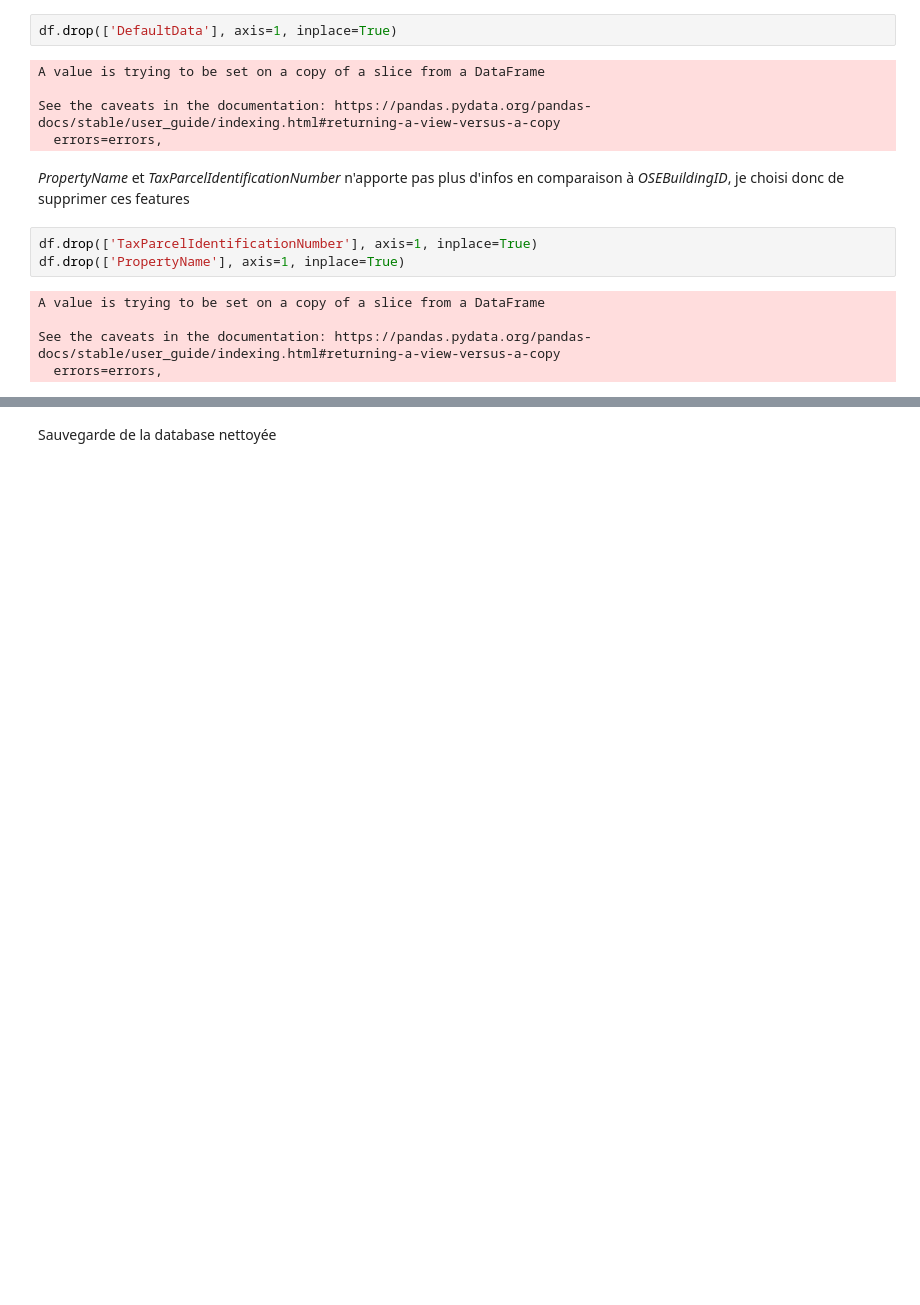
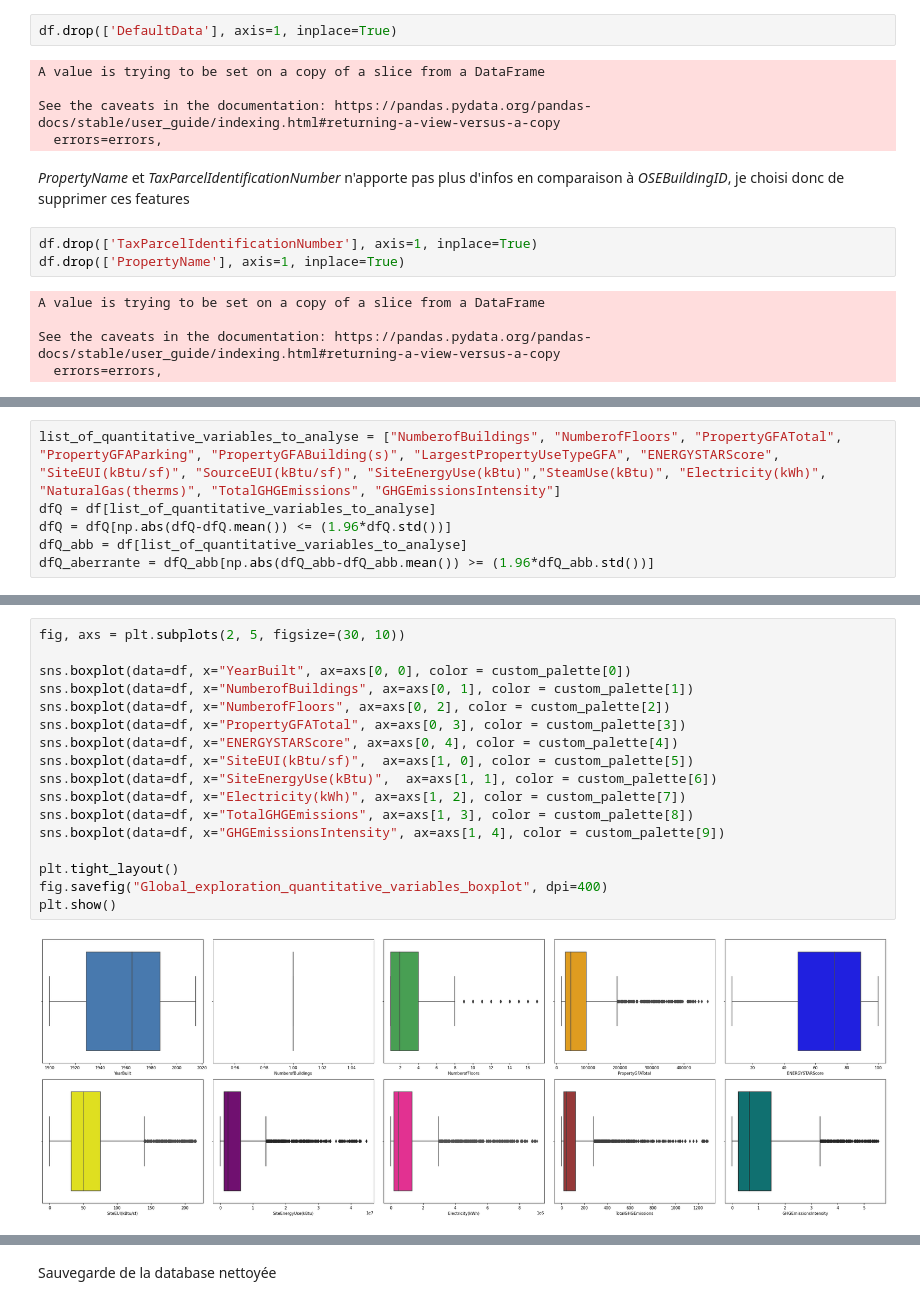
Before and after one commit to AurelienCD/Formation_OCR_Ing_Machine_Learning, a Jupyter notebook: Pélec_01_notebook.ipynb, the cells around one changed output, grey strips where cells are left out. Cells and saved outputs as stored; diff of their text form; blank space fills up the shorter version.

```diff
--- a/Pélec_01_notebook.ipynb
+++ b/Pélec_01_notebook.ipynb
@@ -483,0 +586,6 @@ Evaluation des variables utilisables ou non pour la problématique
+# %%
+list_of_quantitative_variables_to_analyse = ["NumberofBuildings", "NumberofFloors", "PropertyGFATotal", "PropertyGFAParking", "PropertyGFABuilding(s)", "LargestPropertyUseTypeGFA", "ENERGYSTARScore", "SiteEUI(kBtu/sf)", "SourceEUI(kBtu/sf)", "SiteEnergyUse(kBtu)","SteamUse(kBtu)", "Electricity(kWh)", "NaturalGas(therms)", "TotalGHGEmissions", "GHGEmissionsIntensity"]
+dfQ = df[list_of_quantitative_variables_to_analyse]
+dfQ = dfQ[np.abs(dfQ-dfQ.mean()) <= (1.96*dfQ.std())]
+dfQ_abb = df[list_of_quantitative_variables_to_analyse]
+dfQ_aberrante = dfQ_abb[np.abs(dfQ_abb-dfQ_abb.mean()) >= (1.96*dfQ_abb.std())]
@@ -487,0 +680,19 @@ NameError: ignored
+# %%
+fig, axs = plt.subplots(2, 5, figsize=(30, 10))
+
+sns.boxplot(data=df, x="YearBuilt", ax=axs[0, 0], color = custom_palette[0])
+sns.boxplot(data=df, x="NumberofBuildings", ax=axs[0, 1], color = custom_palette[1])
+sns.boxplot(data=df, x="NumberofFloors", ax=axs[0, 2], color = custom_palette[2])
+sns.boxplot(data=df, x="PropertyGFATotal", ax=axs[0, 3], color = custom_palette[3])
+sns.boxplot(data=df, x="ENERGYSTARScore", ax=axs[0, 4], color = custom_palette[4])
+sns.boxplot(data=df, x="SiteEUI(kBtu/sf)",  ax=axs[1, 0], color = custom_palette[5])
+sns.boxplot(data=df, x="SiteEnergyUse(kBtu)",  ax=axs[1, 1], color = custom_palette[6])
+sns.boxplot(data=df, x="Electricity(kWh)", ax=axs[1, 2], color = custom_palette[7])
+sns.boxplot(data=df, x="TotalGHGEmissions", ax=axs[1, 3], color = custom_palette[8])
+sns.boxplot(data=df, x="GHGEmissionsIntensity", ax=axs[1, 4], color = custom_palette[9])
+
+plt.tight_layout()
+fig.savefig("Global_exploration_quantitative_variables_boxplot", dpi=400)
+plt.show()
+# %% [output]
+[figure, added]
```
Also changed, not shown: parts of 74 cells of this notebook.
